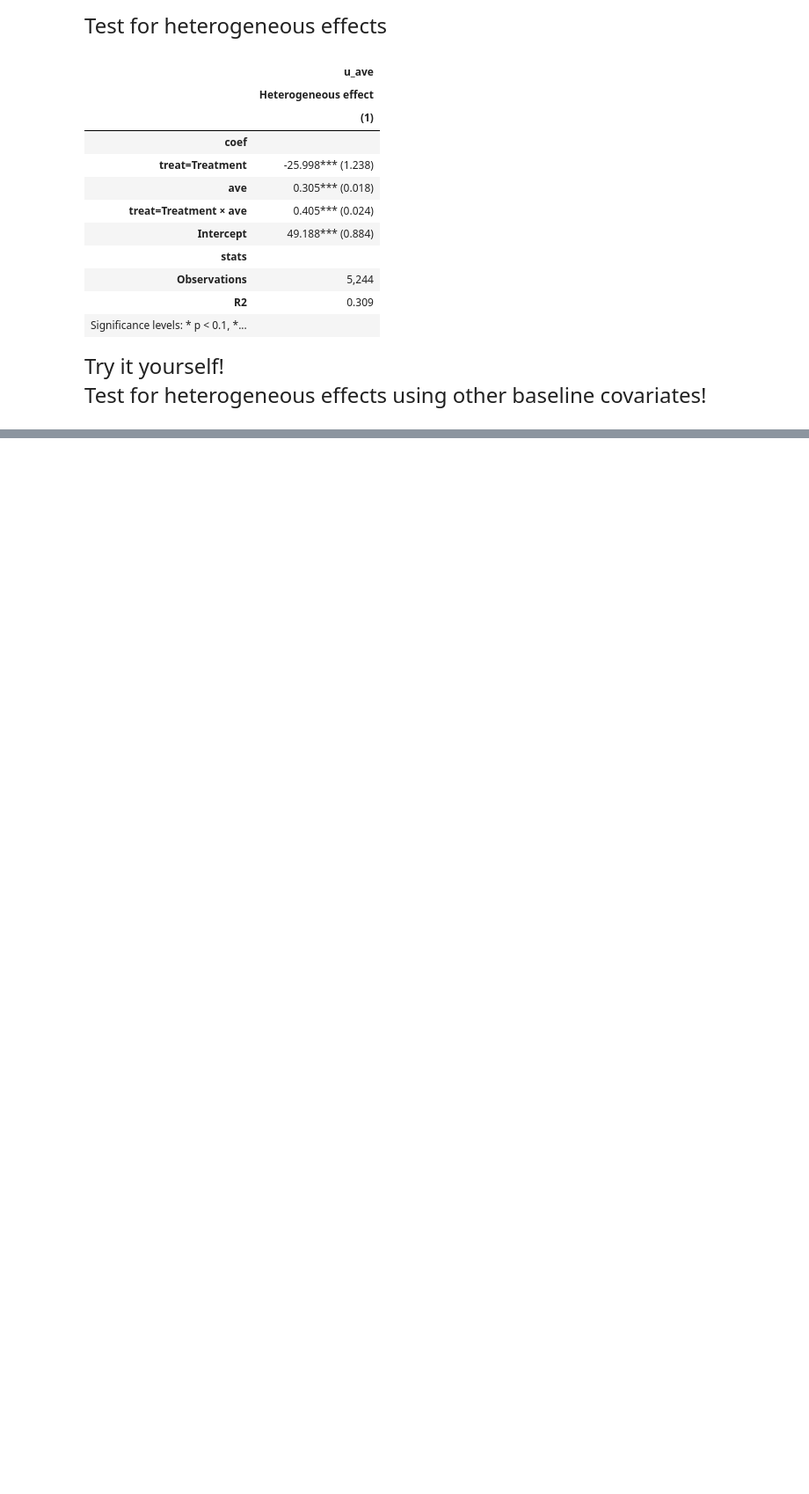
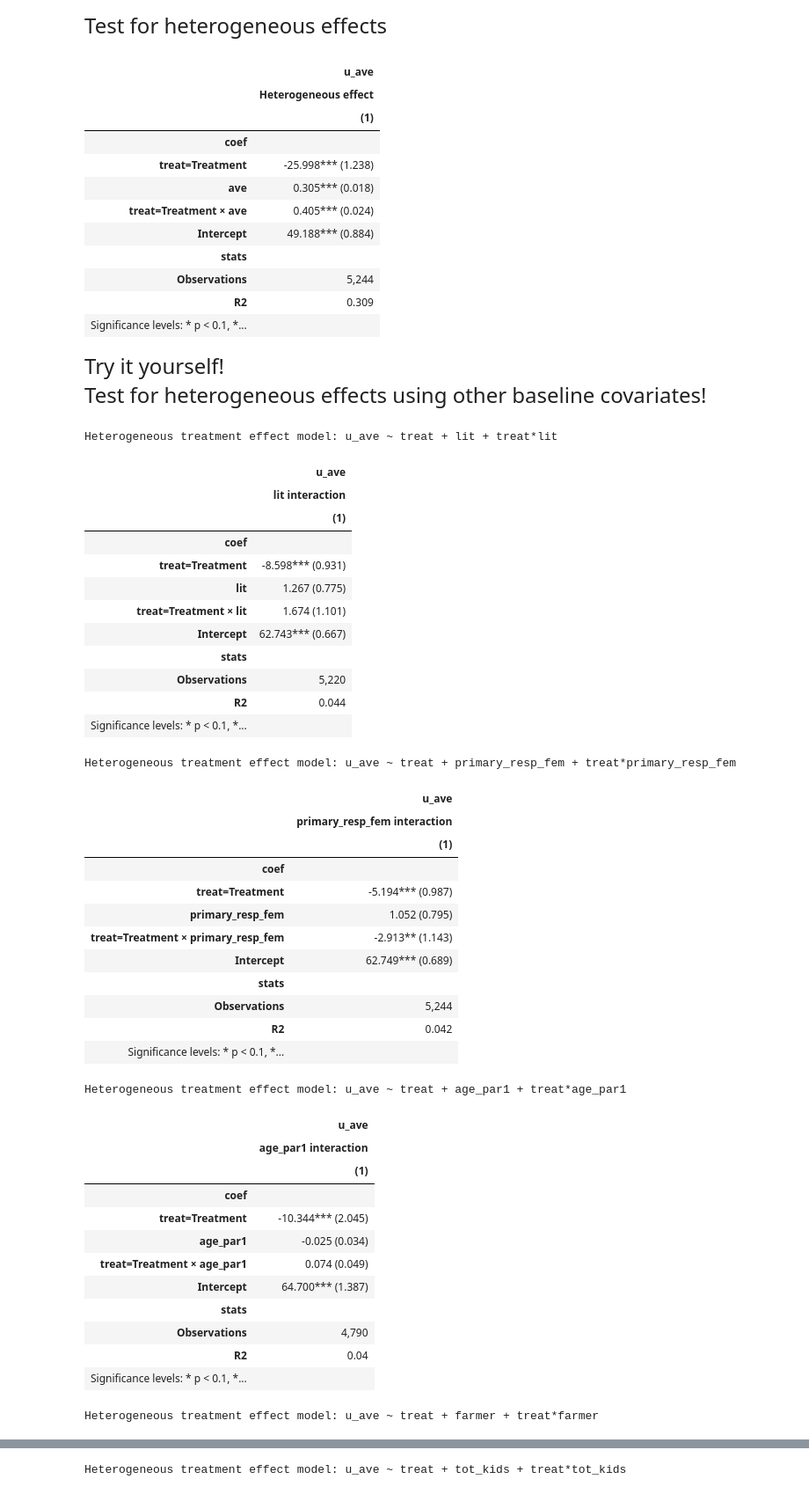
Before and after one commit to apastor03/datasci530fall2026, a Jupyter notebook: Lecture 10/lecture_10c - Example Analyzing Experimental Data.ipynb, the cells around one changed output, grey strips where cells are left out. Shown at 88% size. Saved outputs shown, nothing was run; the diff lists cells and outputs as text; code cells hidden in the pictures; blank space fills up the shorter version.

```diff
--- a/Lecture 10/lecture_10c - Example Analyzing Experimental Data.ipynb
+++ b/Lecture 10/lecture_10c - Example Analyzing Experimental Data.ipynb
@@ -208,0 +241,17 @@ testing for covariate balance
+# %%
+baseline_covariates = (
+    variables_scores
+    + variables_respondent
+    + variables_household
+    + variables_student
+)
+
+balance_results = []
+for covariate in baseline_covariates:
+    model = smf.ols(f"{covariate} ~ treat", data=dataset)
+    balance_results.append(model.fit(cov_type="HC1"))
+
+mt.ETable(
+    balance_results,
+    model_heads=baseline_covariates
+)
@@ -284,0 +334,56 @@ Test for heterogeneous effects using other baseline covariates!
+# %%
+# Test heterogeneous treatment effects using other baseline covariates
+baseline_covariates = (
+    variables_respondent
+    + variables_household
+    + variables_student
+    + ["ave"]
+)
+
+for covariate in baseline_covariates:
+    model = smf.ols(f"u_ave ~ treat + {covariate} + treat*{covariate}", data=dataset)
+    results = model.fit(cov_type="HC1")
+
+    print(f"\nHeterogeneous treatment effect model: u_ave ~ treat + {covariate} + treat*{covariate}")
+    display(mt.ETable([results], model_heads=[f"{covariate} interaction"]).make(type="gt"))
+# %% [output]
+Heterogeneous treatment effect model: u_ave ~ treat + lit + treat*lit
+|  | u_ave |
+|  | lit interaction |
+|  | (1) |
+| coef |  |
+| treat=Treatment | -8.598*** (0.931) |
+| lit | 1.267 (0.775) |
+| treat=Treatment × lit | 1.674 (1.101) |
+| Intercept | 62.743*** (0.667) |
+| stats |  |
+| Observations | 5,220 |
+| R2 | 0.044 |
+| Significance levels: * p < 0.1, *... |  |
+Heterogeneous treatment effect model: u_ave ~ treat + primary_resp_fem + treat*primary_resp_fem
+|  | u_ave |
+|  | primary_resp_fem interaction |
+|  | (1) |
+| coef |  |
+| treat=Treatment | -5.194*** (0.987) |
+| primary_resp_fem | 1.052 (0.795) |
+| treat=Treatment × primary_resp_fem | -2.913** (1.143) |
+| Intercept | 62.749*** (0.689) |
+| stats |  |
+| Observations | 5,244 |
+| R2 | 0.042 |
+| Significance levels: * p < 0.1, *... |  |
+Heterogeneous treatment effect model: u_ave ~ treat + age_par1 + treat*age_par1
+|  | u_ave |
+|  | age_par1 interaction |
+|  | (1) |
+| coef |  |
+| treat=Treatment | -10.344*** (2.045) |
+| age_par1 | -0.025 (0.034) |
+| treat=Treatment × age_par1 | 0.074 (0.049) |
+| Intercept | 64.700*** (1.387) |
+| stats |  |
+| Observations | 4,790 |
+| R2 | 0.04 |
+| Significance levels: * p < 0.1, *... |  |
+Heterogeneous treatment effect model: u_ave ~ treat + farmer + treat*farmer
@@ -284,0 +402 @@ Test for heterogeneous effects using other baseline covariates!
+Heterogeneous treatment effect model: u_ave ~ treat + tot_kids + treat*tot_kids
```
Also changed, not shown: parts of 6 cells of this notebook, 20 other files.
